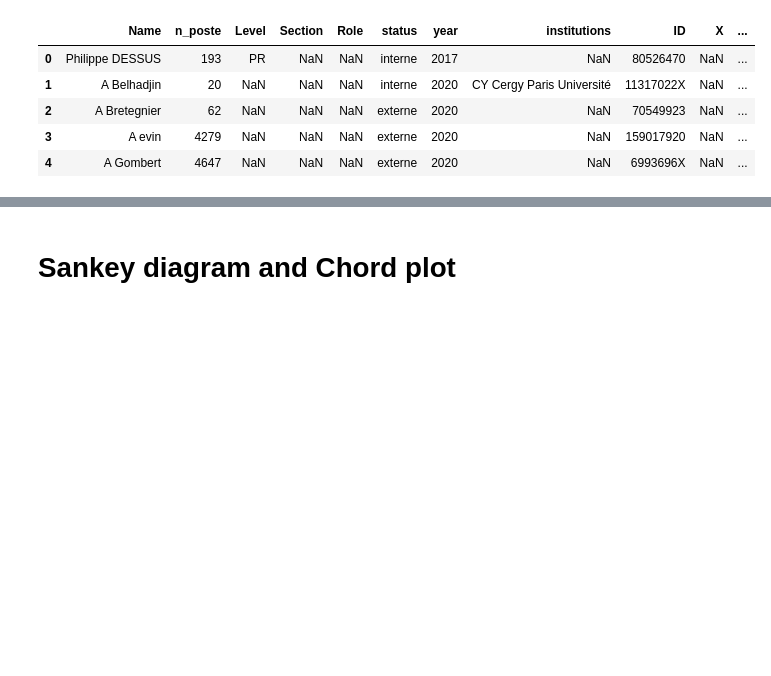
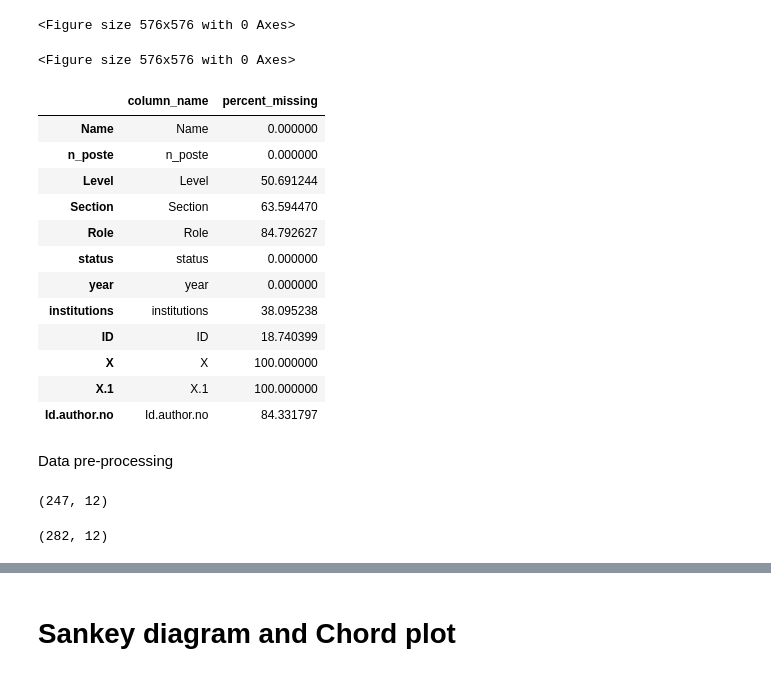
Before and after one commit to buu-nguyen/PIB3-SocialNetworkAnalysis, a Jupyter notebook: SNA-Python.ipynb, the cells around one changed output, grey strips where cells are left out. Drawn from its saved outputs; the diff is of its cells as text; code cells hidden in the pictures; blank space fills up the shorter version.

```diff
--- a/SNA-Python.ipynb
+++ b/SNA-Python.ipynb
@@ -3,14 +4,38 @@ import pandas as pd
 import numpy as np
 import matplotlib.pyplot as plt
 import plotly.graph_objects as go
+# %%
+warnings.filterwarnings('ignore')
+%load_ext autoreload
+%autoreload 2
+%matplotlib inline
+%config InlineBackend.figure_format = 'retina'
+plt.figure(figsize=(8, 8))
+# %% [output]
+<Figure size 576x576 with 0 Axes>
+<Figure size 576x576 with 0 Axes>
 # %%
 # Import dataset
-df = pd.read_csv('Datasets/Auditions.db.comp.csv', encoding='latin-1', low_memory=False).dropna(subset=["ID"])
-df.head()
+df = pd.read_csv('Datasets/Auditions.db.comp.csv', encoding='latin-1', low_memory=False)
+df = df[df["year"] == 2020]
+
+# Missing percentage
+percent_missing = df.isnull().sum() * 100 / len(df)
+missing_value_df = pd.DataFrame({'column_name': df.columns,
+                                     'percent_missing': percent_missing})
+
+missing_value_df
 # %% [output]
-|  | Name | n_poste | Level | Section | Role | status | year | institutions | ID | X | ... |
-| 0 | Philippe DESSUS | 193 | PR | NaN | NaN | interne | 2017 | NaN | 80526470 | NaN | ... |
-| 1 | A Belhadjin | 20 | NaN | NaN | NaN | interne | 2020 | CY Cergy Paris Université | 11317022X | NaN | ... |
-| 2 | A Bretegnier | 62 | NaN | NaN | NaN | externe | 2020 | NaN | 70549923 | NaN | ... |
-| 3 | A evin | 4279 | NaN | NaN | NaN | externe | 2020 | NaN | 159017920 | NaN | ... |
-| 4 | A Gombert | 4647 | NaN | NaN | NaN | externe | 2020 | NaN | 6993696X | NaN | ... |
+|  | column_name | percent_missing |
+| Name | Name | 0.000000 |
+| n_poste | n_poste | 0.000000 |
+| Level | Level | 50.691244 |
+| Section | Section | 63.594470 |
+| Role | Role | 84.792627 |
+| status | status | 0.000000 |
+| year | year | 0.000000 |
+| institutions | institutions | 38.095238 |
+| ID | ID | 18.740399 |
+| X | X | 100.000000 |
+| X.1 | X.1 | 100.000000 |
+| Id.author.no | Id.author.no | 84.331797 |
@@ -25,0 +42,2 @@ df_ext_2020 = df[np.logical_and(df["year"] == 2020, df["status"] == "externe")]
+# %% [markdown]
+Data pre-processing
@@ -26,3 +47,17 @@ df_ext_2020 = df[np.logical_and(df["year"] == 2020, df["status"] == "externe")]
+# %%
+df_int = df[df["status"] == "interne"].dropna(subset=["institutions"])
+df_int["institutions"] = df_int["institutions"].apply(lambda x: x.strip())
+df_int["institutions"].replace('CY CERGY PARIS UNIVERSITE', 'CY Cergy Paris Université', inplace = True)
+df_int.groupby("ID")["Name", "institutions"].agg(pd.Series.mode).to_csv("datasets/nodes_int.csv")
+df_int.shape
+# %% [output]
+(247, 12)
+# %%
+df_ext = df[df["status"] == "externe"]
+df_ext.groupby("ID")["Name"].agg(pd.Series.mode).to_csv("datasets/nodes_ext.csv")
+df_ext.shape
+# %% [output]
+(282, 12)
 # %%
 import networkx as nx
 from itertools import combinations, chain
```
Also changed, not shown: parts of 24 cells of this notebook, 9 other files.
